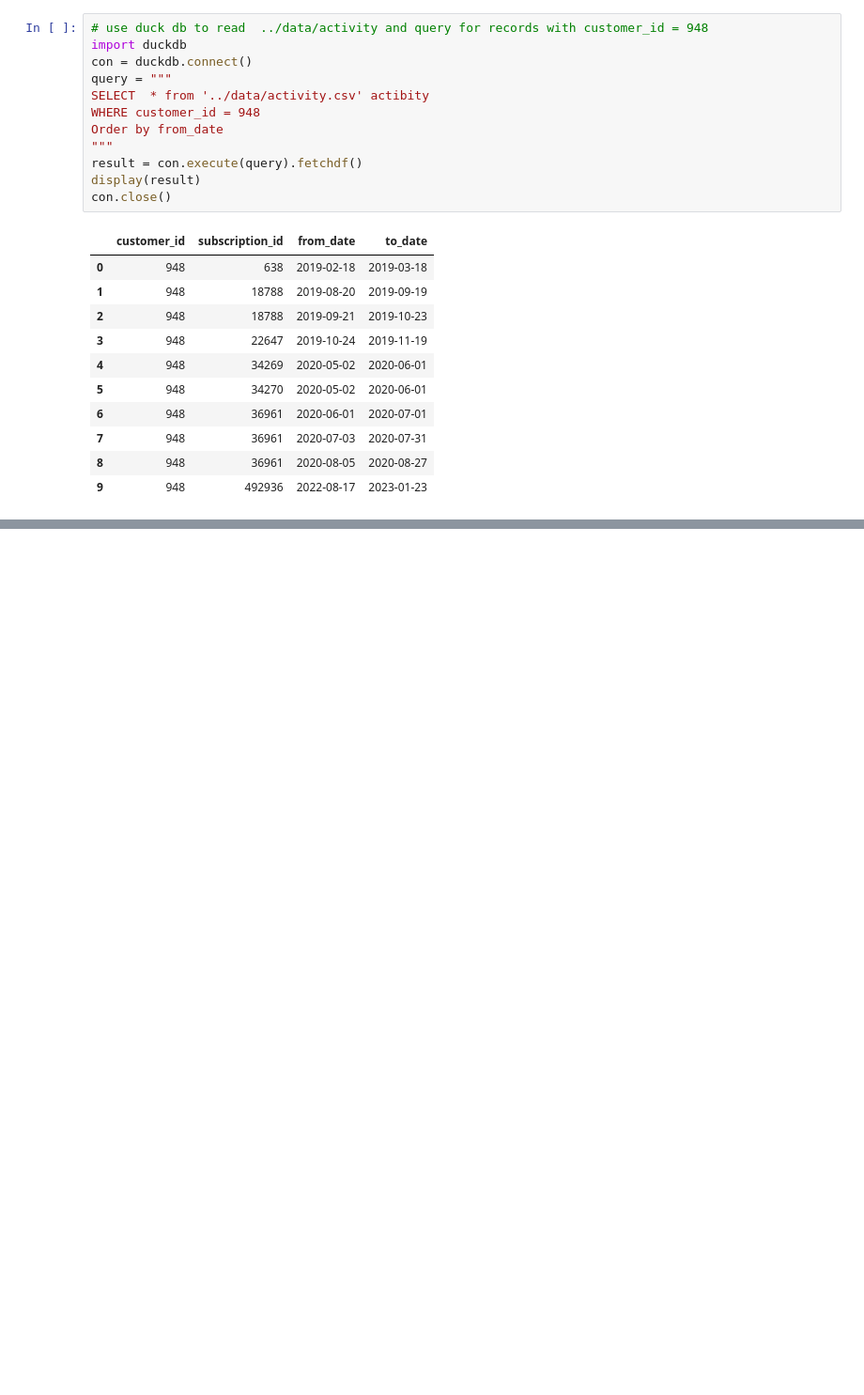
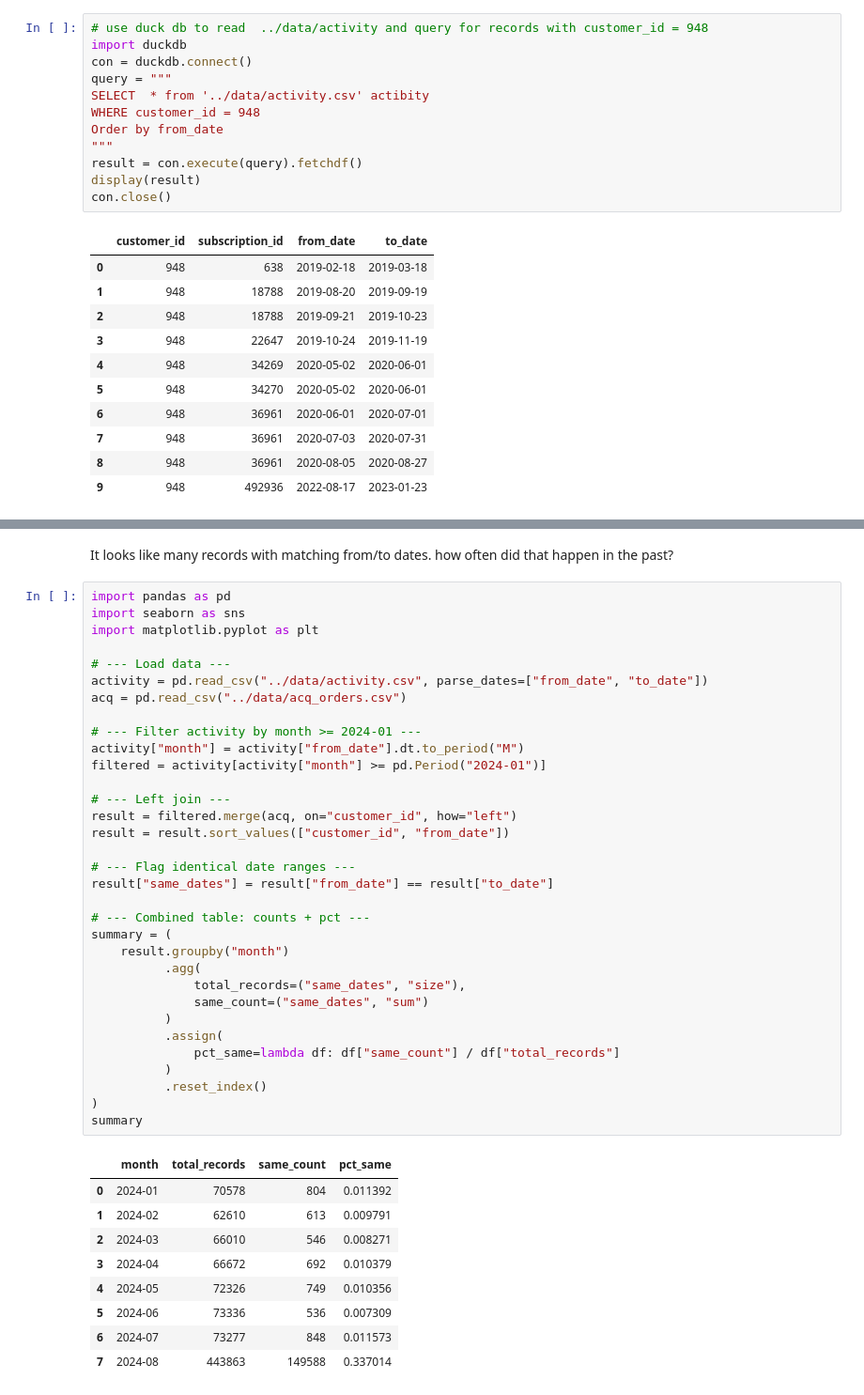
Before and after one commit to dvdwight/manual-ae, a Jupyter notebook: notebooks/eda.ipynb, the cells around one changed output, grey strips where cells are left out. Shown at 94% size. Drawn from its saved outputs; the diff is of its cells as text; blank space fills up the shorter version.

```diff
--- a/notebooks/eda.ipynb
+++ b/notebooks/eda.ipynb
@@ -180,0 +264,45 @@ LINE 6: ORDER BY a.from_date
+# %% [markdown]
+It looks like many records with matching from/to dates. how often did that happen in the past?
+# %%
+import pandas as pd
+import seaborn as sns
+import matplotlib.pyplot as plt
+
+# --- Load data ---
+activity = pd.read_csv("../data/activity.csv", parse_dates=["from_date", "to_date"])
+acq = pd.read_csv("../data/acq_orders.csv")
+
+# --- Filter activity by month >= 2024-01 ---
+activity["month"] = activity["from_date"].dt.to_period("M")
+filtered = activity[activity["month"] >= pd.Period("2024-01")]
+
+# --- Left join ---
+result = filtered.merge(acq, on="customer_id", how="left")
+result = result.sort_values(["customer_id", "from_date"])
+
+# --- Flag identical date ranges ---
+result["same_dates"] = result["from_date"] == result["to_date"]
+
+# --- Combined table: counts + pct ---
+summary = (
+    result.groupby("month")
+          .agg(
+              total_records=("same_dates", "size"),
+              same_count=("same_dates", "sum")
+          )
+          .assign(
+              pct_same=lambda df: df["same_count"] / df["total_records"]
+          )
+          .reset_index()
+)
+summary
+# %% [output]
+|  | month | total_records | same_count | pct_same |
+| 0 | 2024-01 | 70578 | 804 | 0.011392 |
+| 1 | 2024-02 | 62610 | 613 | 0.009791 |
+| 2 | 2024-03 | 66010 | 546 | 0.008271 |
+| 3 | 2024-04 | 66672 | 692 | 0.010379 |
+| 4 | 2024-05 | 72326 | 749 | 0.010356 |
+| 5 | 2024-06 | 73336 | 536 | 0.007309 |
+| 6 | 2024-07 | 73277 | 848 | 0.011573 |
+| 7 | 2024-08 | 443863 | 149588 | 0.337014 |
```
Also changed, not shown: parts of 4 cells of this notebook, 3 other files.
